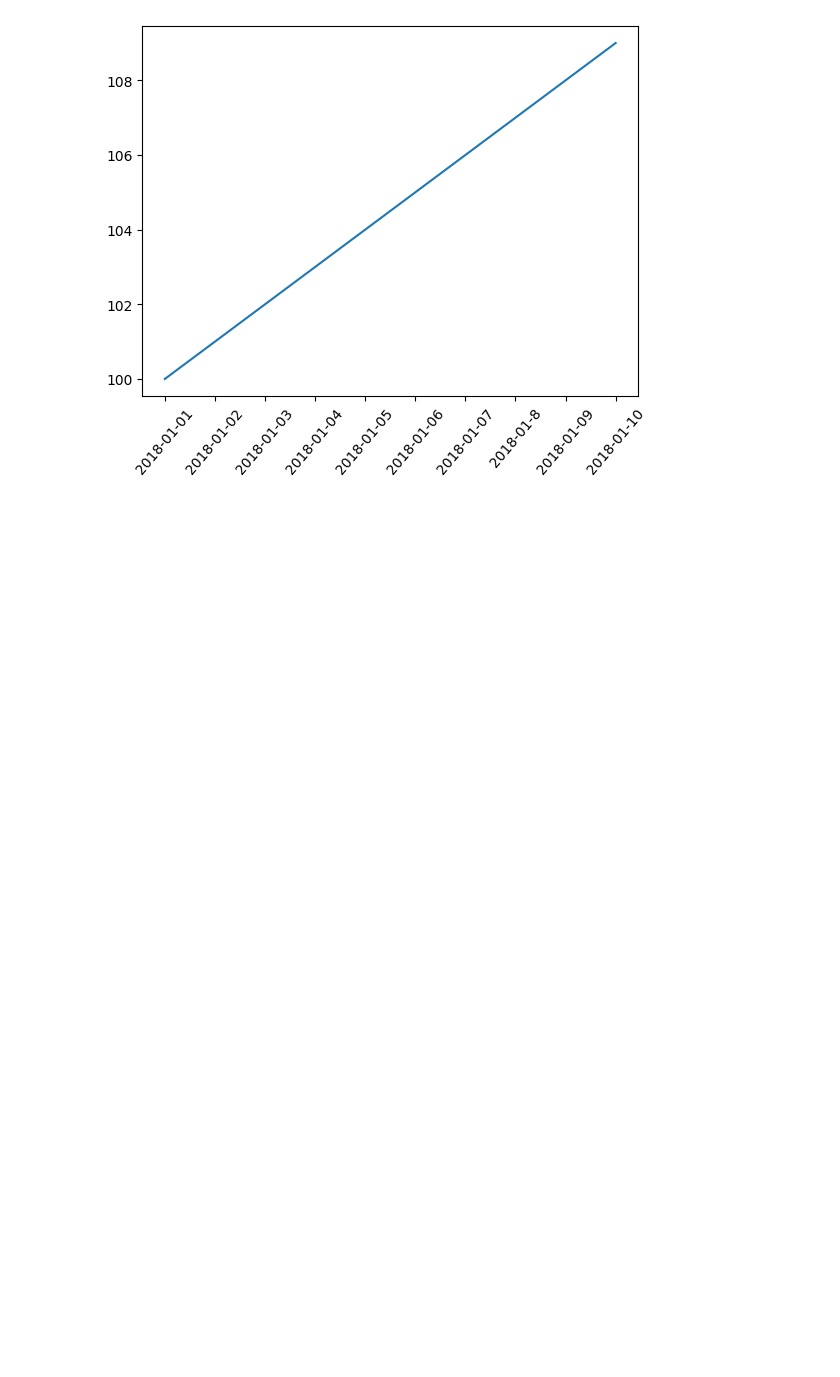
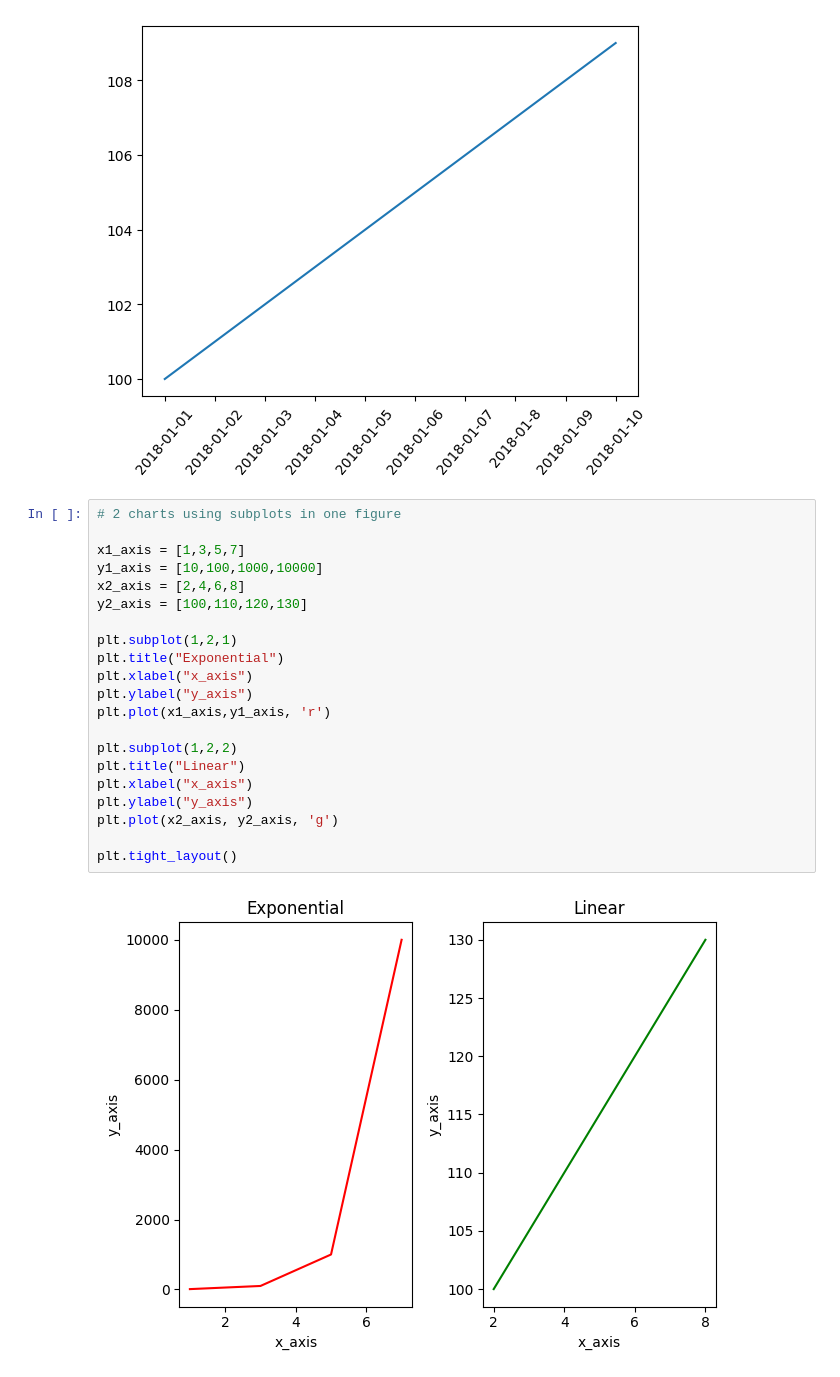
Before and after one commit to sarthakbwj/TrendTact_Py, a Jupyter notebook: datavisualization_basics.ipynb, the cells around one changed output. Cells and saved outputs as stored; diff of their text form; blank space fills up the shorter version.

```diff
--- a/datavisualization_basics.ipynb
+++ b/datavisualization_basics.ipynb
@@ -120,3 +120,26 @@ plt.plot(dates, values)
 # %% [output]
 [<matplotlib.lines.Line2D at 0x...>]
 [figure]
+# %%
+# 2 charts using subplots in one figure
+
+x1_axis = [1,3,5,7]
+y1_axis = [10,100,1000,10000]
+x2_axis = [2,4,6,8]
+y2_axis = [100,110,120,130]
+
+plt.subplot(1,2,1)
+plt.title("Exponential")
+plt.xlabel("x_axis")
+plt.ylabel("y_axis")
+plt.plot(x1_axis,y1_axis, 'r')
+
+plt.subplot(1,2,2)
+plt.title("Linear")
+plt.xlabel("x_axis")
+plt.ylabel("y_axis")
+plt.plot(x2_axis, y2_axis, 'g')
+
+plt.tight_layout()
+# %% [output]
+[figure, added]
```
